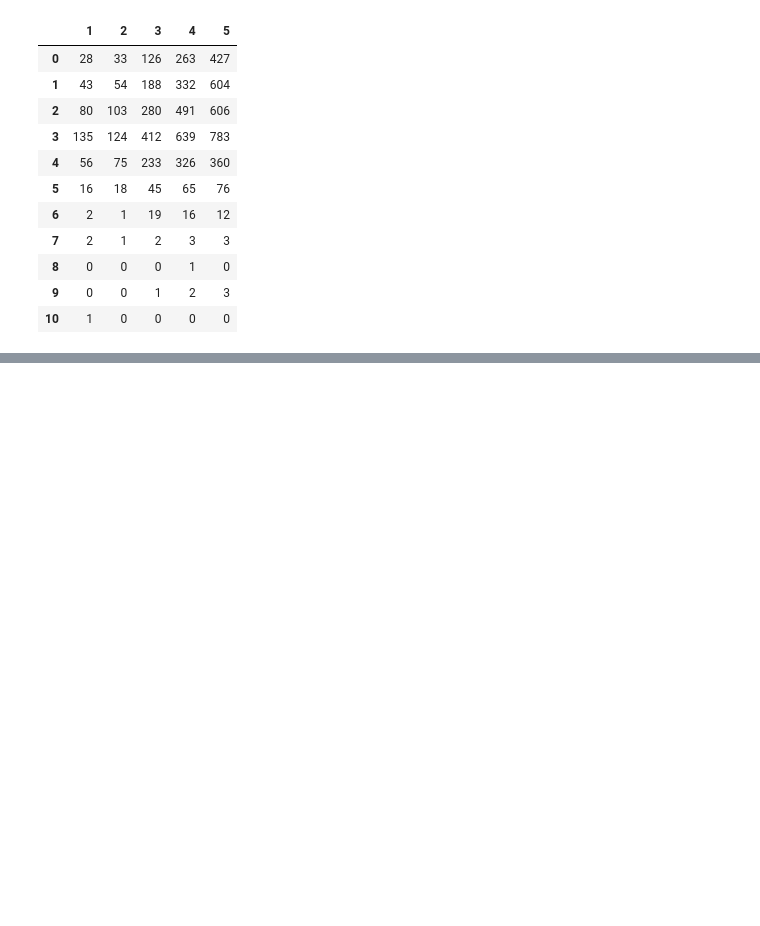
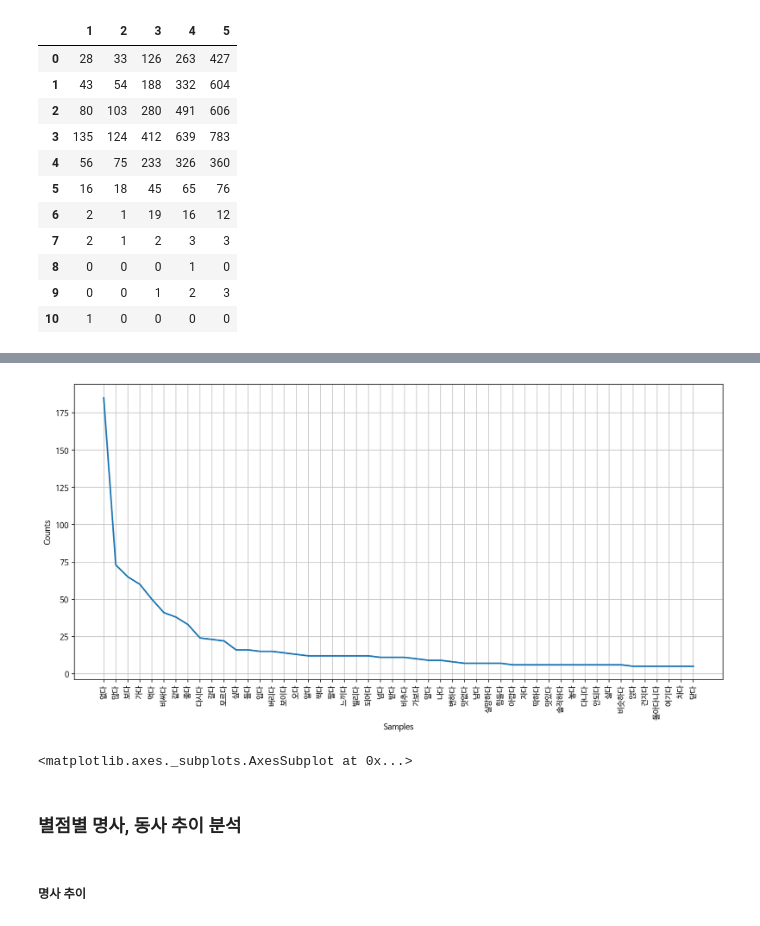
Before and after one commit to mon-world/team_project_2022, a Jupyter notebook: project_2/Hanok_data_analysis.ipynb, the cells around one changed output, grey strips where cells are left out. Drawn from its saved outputs; the diff is of its cells as text; code cells hidden in the pictures; blank space fills up the shorter version.

```diff
--- a/project_2/Hanok_data_analysis.ipynb
+++ b/project_2/Hanok_data_analysis.ipynb
@@ -356,0 +565,13 @@ st
+# %%
+word_cleaned, sorted_word_dic = review_analysis(reviews, 'star', 1, 'Adverb' 'Modifier', 'Verb', 'Adjective')
+# %%
+word_counted = nltk.Text(word_cleaned)
+plt.figure(figsize=(15, 7)) # plot 영역(그래프 영역)의 크기를 지정합니다.
+word_counted.plot(50) # "plot" the graph, 상위 50개 단어를 보여줍니다.
+# %% [output]
+[figure, added]
+<matplotlib.axes._subplots.AxesSubplot at 0x...>
+# %% [markdown]
+### 별점별 명사, 동사 추이 분석
+# %% [markdown]
+##### 명사 추이
```
Also changed, not shown: parts of 62 cells of this notebook.
